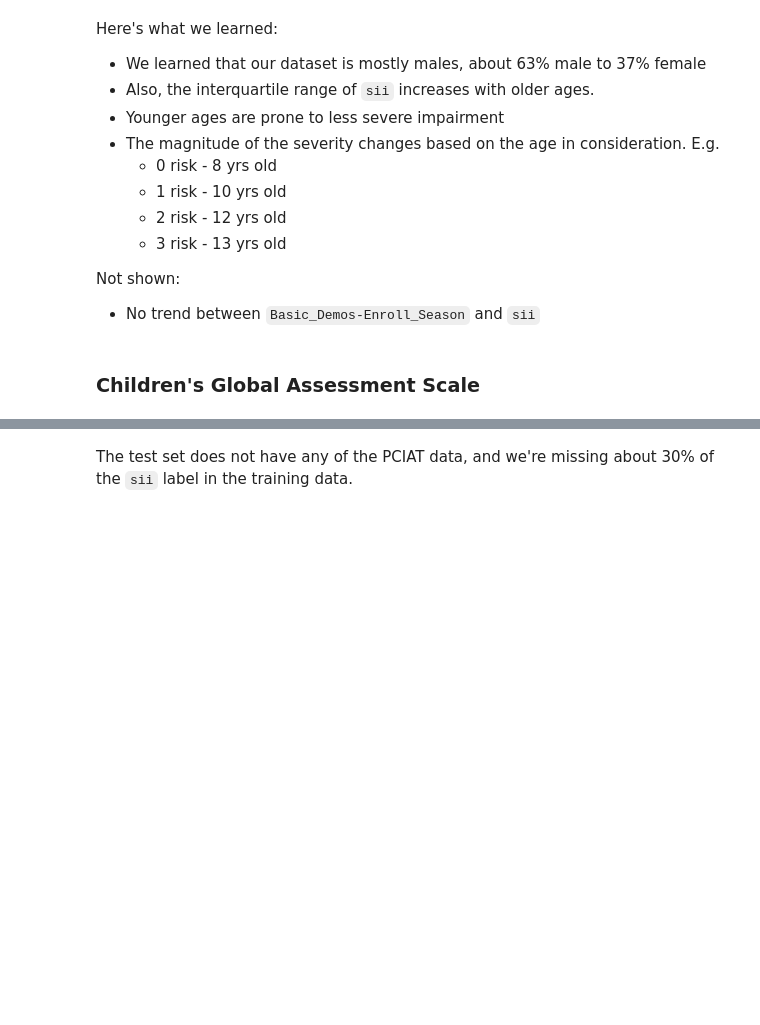
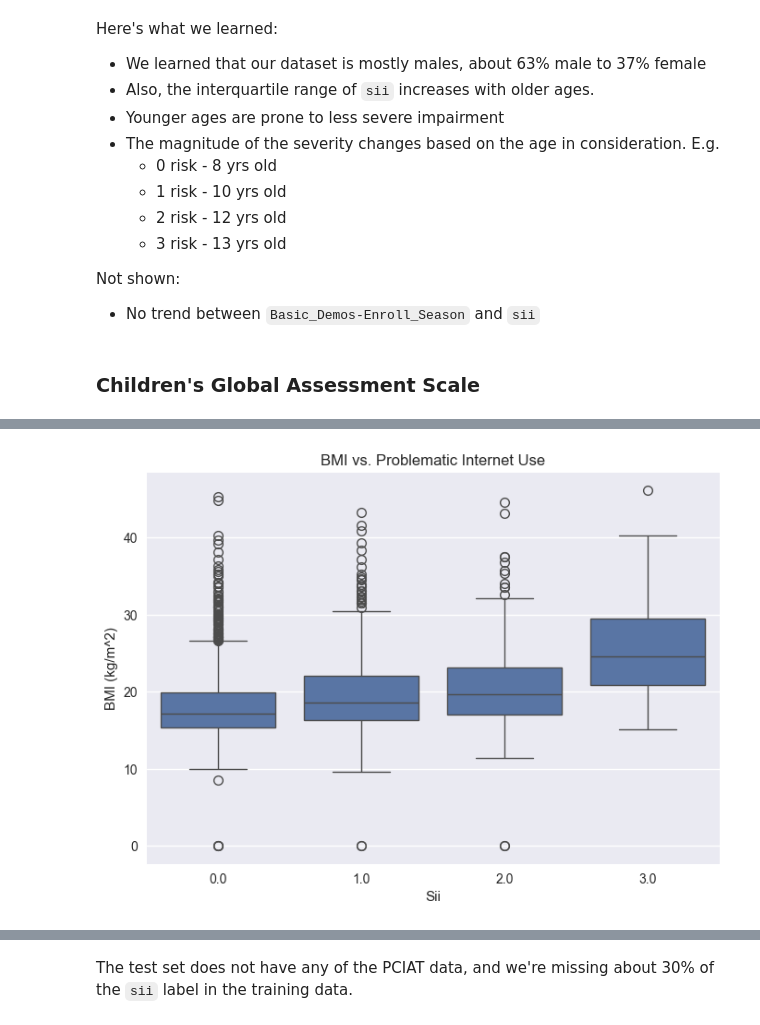
Before and after one commit to crmueller100/child-mind-institute-problematic-internet-use, a Jupyter notebook: predict_severity_impairment_index.ipynb, the cells around one changed output, grey strips where cells are left out. Saved outputs shown, nothing was run; the diff lists cells and outputs as text; code cells hidden in the pictures; blank space fills up the shorter version.

```diff
--- a/predict_severity_impairment_index.ipynb
+++ b/predict_severity_impairment_index.ipynb
@@ -144,0 +124,8 @@ Name: count, dtype: int64
+# %%
+sns.boxplot(x='sii', y='Physical-BMI', data=train_df)
+plt.title('BMI vs. Problematic Internet Use')
+plt.xlabel('Sii')
+plt.ylabel('BMI (kg/m^2)')
+plt.show()
+# %% [output]
+[figure, added]
```
Also changed, not shown: parts of 26 cells of this notebook.
